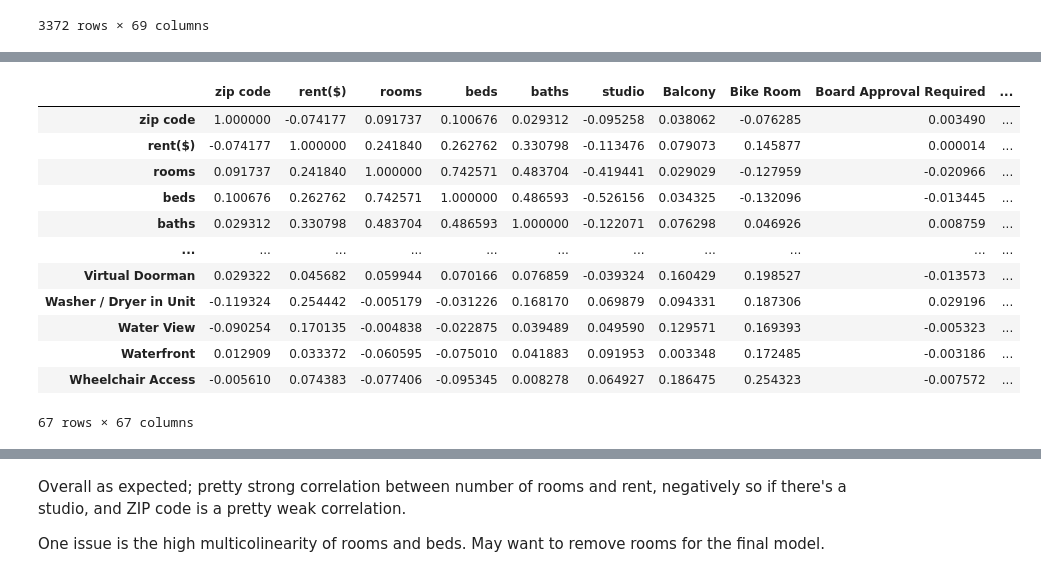
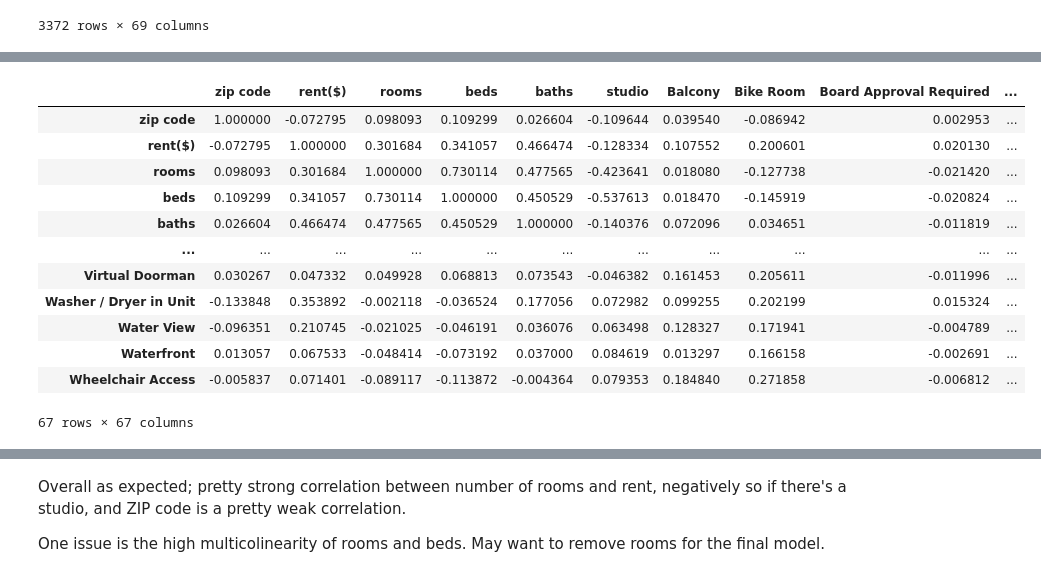
Before and after one commit to nickdellaquilo/Apartment-Regression, a Jupyter notebook: MVP Regression.ipynb, the cells around one changed output, grey strips where cells are left out. Saved outputs shown, nothing was run; the diff lists cells and outputs as text; code cells hidden in the pictures.

```diff
--- a/MVP Regression.ipynb
+++ b/MVP Regression.ipynb
@@ -48,0 +64,3 @@ memory usage: 1.8+ MB
+# %%
+df = MVP_frame[(MVP_frame[["rent($)"]] > 0).all(axis=1)]
+df.describe()
@@ -48,0 +78,3 @@ memory usage: 1.8+ MB
+# %%
+df = df[(df[["rooms", "beds", "baths"]] != -1).all(axis=1)]
+df.describe()
@@ -49,18 +92,18 @@ memory usage: 1.8+ MB
 # %%
-MVP_frame.corr()
+df.corr()
 # %% [output]
 |  | zip code | rent($) | rooms | beds | baths | studio | Balcony | Bike Room | Board Approval Required | ... |
-| zip code | 1.000000 | -0.074177 | 0.091737 | 0.100676 | 0.029312 | -0.095258 | 0.038062 | -0.076285 | 0.003490 | ... |
-| rent($) | -0.074177 | 1.000000 | 0.241840 | 0.262762 | 0.330798 | -0.113476 | 0.079073 | 0.145877 | 0.000014 | ... |
-| rooms | 0.091737 | 0.241840 | 1.000000 | 0.742571 | 0.483704 | -0.419441 | 0.029029 | -0.127959 | -0.020966 | ... |
-| beds | 0.100676 | 0.262762 | 0.742571 | 1.000000 | 0.486593 | -0.526156 | 0.034325 | -0.132096 | -0.013445 | ... |
-| baths | 0.029312 | 0.330798 | 0.483704 | 0.486593 | 1.000000 | -0.122071 | 0.076298 | 0.046926 | 0.008759 | ... |
+| zip code | 1.000000 | -0.072795 | 0.098093 | 0.109299 | 0.026604 | -0.109644 | 0.039540 | -0.086942 | 0.002953 | ... |
+| rent($) | -0.072795 | 1.000000 | 0.301684 | 0.341057 | 0.466474 | -0.128334 | 0.107552 | 0.200601 | 0.020130 | ... |
+| rooms | 0.098093 | 0.301684 | 1.000000 | 0.730114 | 0.477565 | -0.423641 | 0.018080 | -0.127738 | -0.021420 | ... |
+| beds | 0.109299 | 0.341057 | 0.730114 | 1.000000 | 0.450529 | -0.537613 | 0.018470 | -0.145919 | -0.020824 | ... |
+| baths | 0.026604 | 0.466474 | 0.477565 | 0.450529 | 1.000000 | -0.140376 | 0.072096 | 0.034651 | -0.011819 | ... |
 | ... | ... | ... | ... | ... | ... | ... | ... | ... | ... | ... |
-| Virtual Doorman | 0.029322 | 0.045682 | 0.059944 | 0.070166 | 0.076859 | -0.039324 | 0.160429 | 0.198527 | -0.013573 | ... |
-| Washer / Dryer in Unit | -0.119324 | 0.254442 | -0.005179 | -0.031226 | 0.168170 | 0.069879 | 0.094331 | 0.187306 | 0.029196 | ... |
-| Water View | -0.090254 | 0.170135 | -0.004838 | -0.022875 | 0.039489 | 0.049590 | 0.129571 | 0.169393 | -0.005323 | ... |
-| Waterfront | 0.012909 | 0.033372 | -0.060595 | -0.075010 | 0.041883 | 0.091953 | 0.003348 | 0.172485 | -0.003186 | ... |
-| Wheelchair Access | -0.005610 | 0.074383 | -0.077406 | -0.095345 | 0.008278 | 0.064927 | 0.186475 | 0.254323 | -0.007572 | ... |
+| Virtual Doorman | 0.030267 | 0.047332 | 0.049928 | 0.068813 | 0.073543 | -0.046382 | 0.161453 | 0.205611 | -0.011996 | ... |
+| Washer / Dryer in Unit | -0.133848 | 0.353892 | -0.002118 | -0.036524 | 0.177056 | 0.072982 | 0.099255 | 0.202199 | 0.015324 | ... |
+| Water View | -0.096351 | 0.210745 | -0.021025 | -0.046191 | 0.036076 | 0.063498 | 0.128327 | 0.171941 | -0.004789 | ... |
+| Waterfront | 0.013057 | 0.067533 | -0.048414 | -0.073192 | 0.037000 | 0.084619 | 0.013297 | 0.166158 | -0.002691 | ... |
+| Wheelchair Access | -0.005837 | 0.071401 | -0.089117 | -0.113872 | -0.004364 | 0.079353 | 0.184840 | 0.271858 | -0.006812 | ... |
 67 rows × 67 columns
 # %%
 plt.figure(figsize = (30, 24))
```
Also changed, not shown: parts of 23 cells of this notebook.
